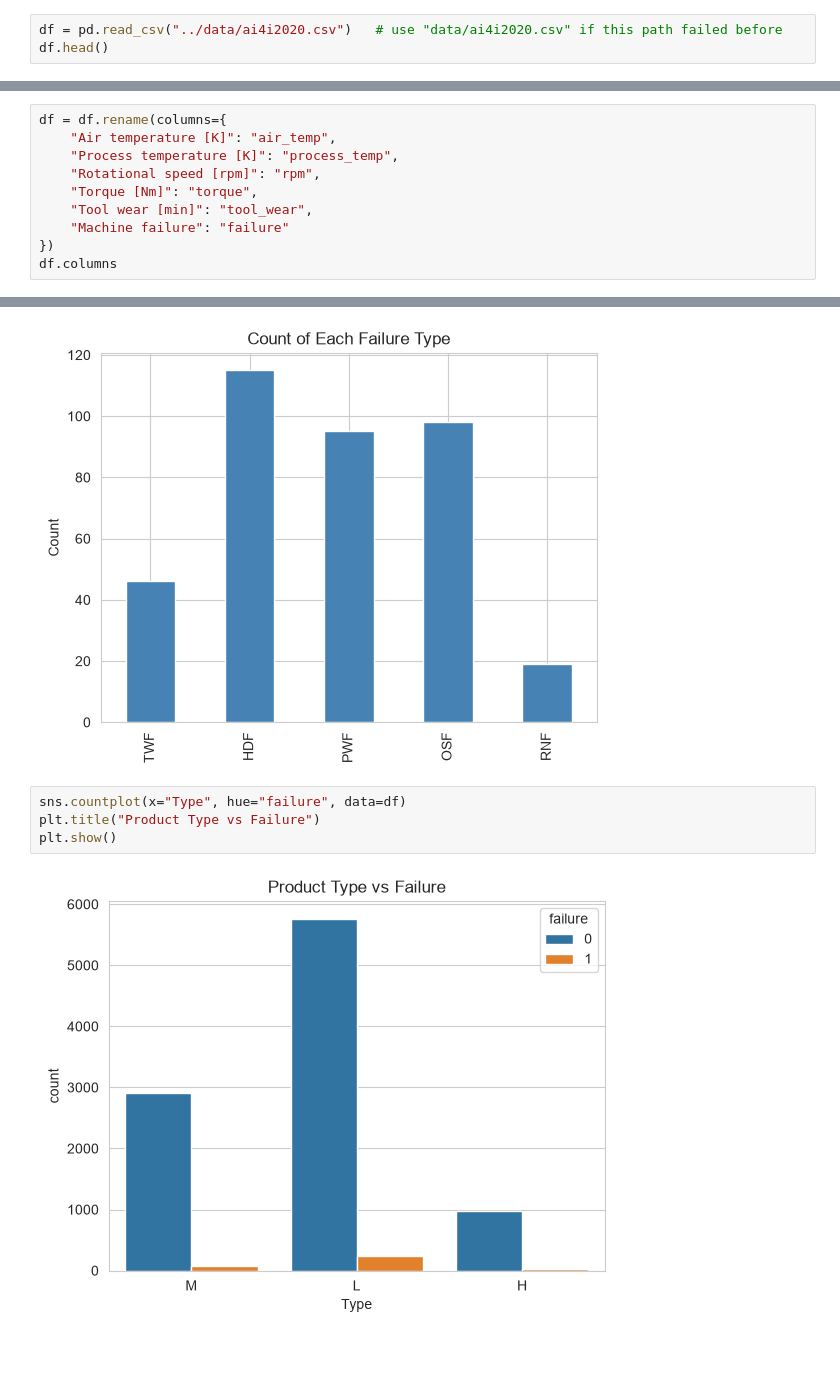
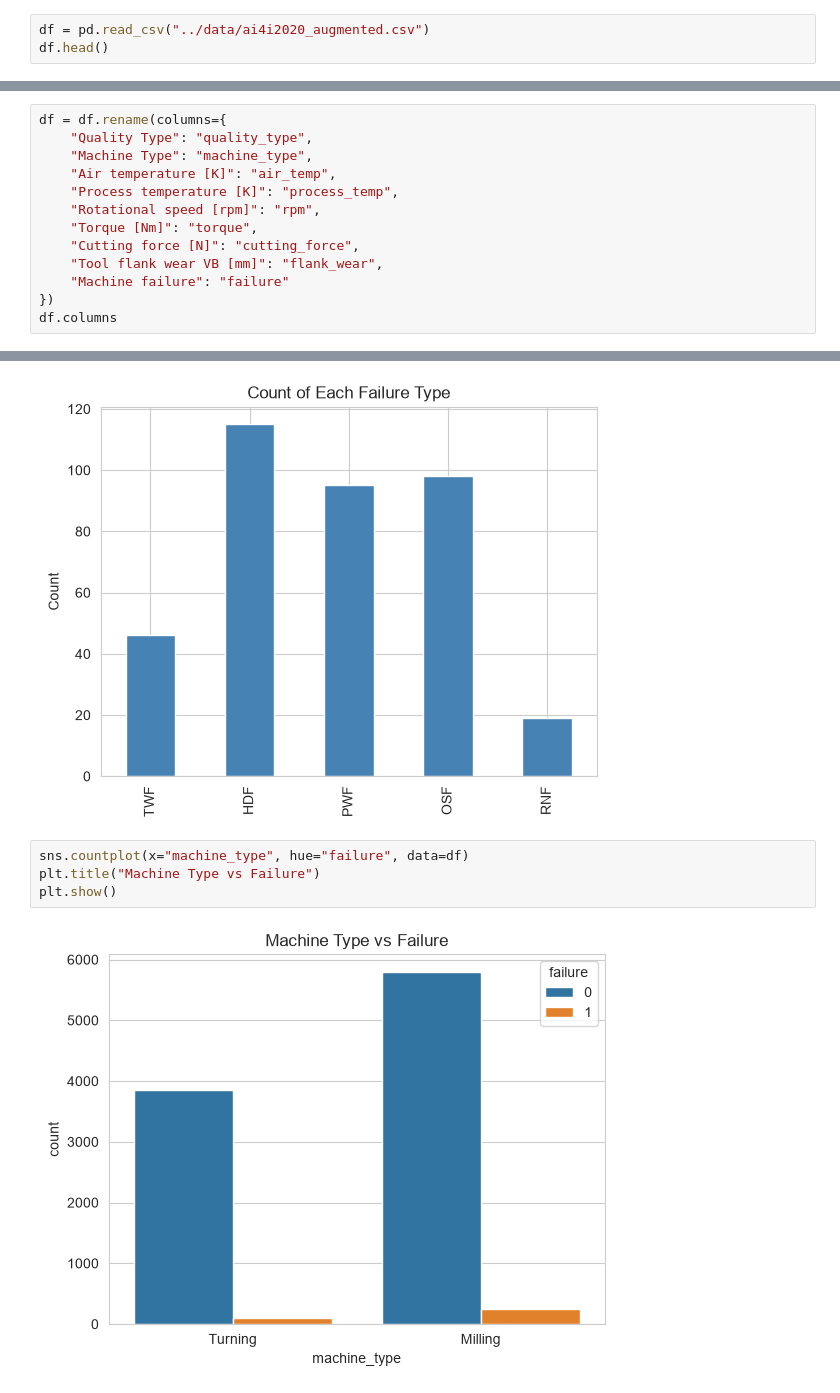
Before and after one commit to preranalahane/predictive-maintenance-system, a Jupyter notebook: notebooks/02_eda.ipynb, the cells around one changed output, grey strips where cells are left out. Drawn from its saved outputs; the diff is of its cells as text; blank space fills up the shorter version.

```diff
--- a/notebooks/02_eda.ipynb
+++ b/notebooks/02_eda.ipynb
@@ -6,6 +6,6 @@ import seaborn as sns
 
 sns.set_style("whitegrid")
 # %%
-df = pd.read_csv("../data/ai4i2020.csv")   # use "data/ai4i2020.csv" if this path failed before
+df = pd.read_csv("../data/ai4i2020_augmented.csv")
 df.head()
 # %% [output]
@@ -18,10 +18,13 @@ df.head()
 # %%
 df = df.rename(columns={
+    "Quality Type": "quality_type",
+    "Machine Type": "machine_type",
     "Air temperature [K]": "air_temp",
     "Process temperature [K]": "process_temp",
     "Rotational speed [rpm]": "rpm",
     "Torque [Nm]": "torque",
-    "Tool wear [min]": "tool_wear",
+    "Cutting force [N]": "cutting_force",
+    "Tool flank wear VB [mm]": "flank_wear",
     "Machine failure": "failure"
 })
 df.columns
@@ -59,9 +63,9 @@ plt.show()
 # %% [output]
 [figure]
 # %%
-sns.countplot(x="Type", hue="failure", data=df)
-plt.title("Product Type vs Failure")
+sns.countplot(x="machine_type", hue="failure", data=df)
+plt.title("Machine Type vs Failure")
 plt.show()
 # %% [output]
-[figure, old version]
+[figure, new version]
 # %%
```
Also changed, not shown: parts of 14 cells of this notebook, 18 other files.
